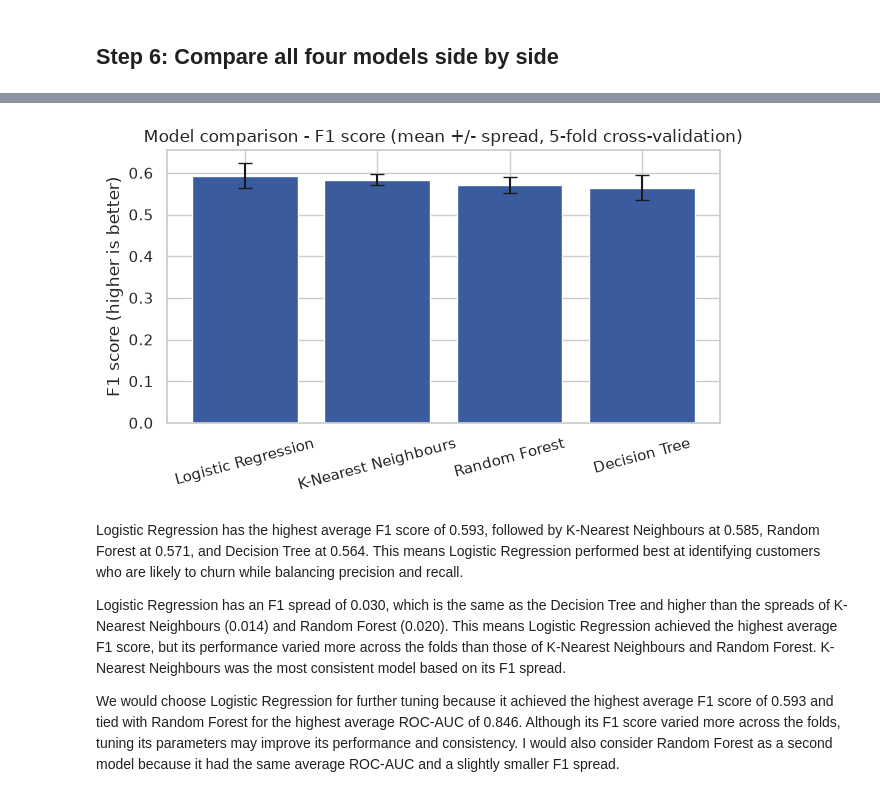
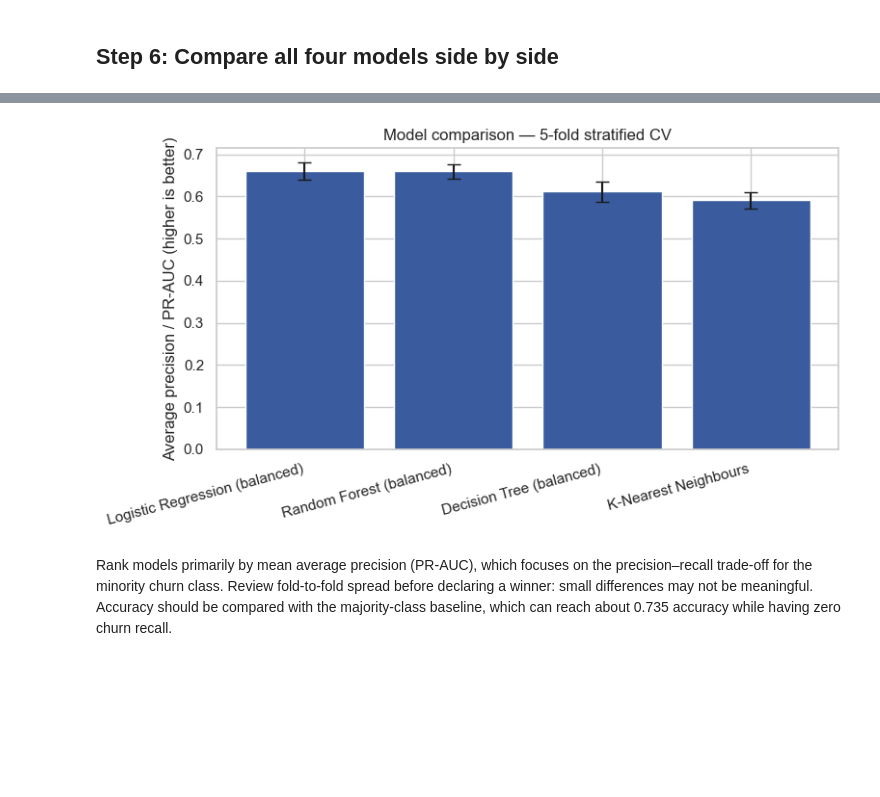
Before and after one commit to umarkhemis/ML_Caption_Project, a Jupyter notebook: notebooks/02_model_comparison.ipynb, the cells around one changed output, grey strips where cells are left out. Drawn from its saved outputs; the diff is of its cells as text; code cells hidden in the pictures; blank space fills up the shorter version.

Commit message:
fixed andn adjusted the models by adding class weighing to the one which support it

```diff
--- a/notebooks/02_model_comparison.ipynb
+++ b/notebooks/02_model_comparison.ipynb
@@ -33,8 +33,7 @@ Pipeline ready (see ../src/setup.py for exactly what it does).
 ## Step 2: Model 1 - Logistic Regression
 # %%
 from sklearn.linear_model import LogisticRegression
-
-log_reg = LogisticRegression(max_iter=1000, random_state=42)
-row_log_reg = evaluate(log_reg, 'Logistic Regression', X_train, y_train, preprocessing, cv)
+log_reg = LogisticRegression(max_iter=2000, class_weight='balanced', random_state=42)
+row_log_reg = evaluate(log_reg, 'Logistic Regression (balanced)', X_train, y_train, preprocessing, cv)
 row_log_reg
 # %% [output]
@@ -49,8 +50,7 @@ row_log_reg
 ## Step 3: Model 2 - Decision Tree
 # %%
 from sklearn.tree import DecisionTreeClassifier
-
-tree = DecisionTreeClassifier(max_depth=6, random_state=42)
-row_tree = evaluate(tree, 'Decision Tree', X_train, y_train, preprocessing, cv)
+tree = DecisionTreeClassifier(max_depth=6, class_weight='balanced', random_state=42)
+row_tree = evaluate(tree, 'Decision Tree (balanced)', X_train, y_train, preprocessing, cv)
 row_tree
 # %% [output]
@@ -81,8 +84,7 @@ row_knn
 ## Step 5: Model 4 - Random Forest
 # %%
 from sklearn.ensemble import RandomForestClassifier
-
-forest = RandomForestClassifier(n_estimators=200, max_depth=8, random_state=42)
-row_forest = evaluate(forest, 'Random Forest', X_train, y_train, preprocessing, cv)
+forest = RandomForestClassifier(n_estimators=200, max_depth=8, class_weight='balanced', random_state=42, n_jobs=-1)
+row_forest = evaluate(forest, 'Random Forest (balanced)', X_train, y_train, preprocessing, cv)
 row_forest
 # %% [output]
@@ -96,8 +100,6 @@ row_forest
 # %% [markdown]
 ## Step 6: Compare all four models side by side
 # %%
-comparison = pd.DataFrame([row_log_reg, row_tree, row_knn, row_forest])
-comparison = comparison.set_index('model')
-comparison = comparison.sort_values('f1 (mean)', ascending=False)
-comparison
+comparison = pd.DataFrame([row_log_reg, row_tree, row_knn, row_forest]).set_index('model')
+comparison.sort_values('PR-AUC (average precision) (mean)', ascending=False)
 # %% [output]
@@ -110,23 +112,15 @@ comparison
 # %%
-plt.figure(figsize=(6.5, 4))
-plt.bar(
-    comparison.index,
-    comparison['f1 (mean)'],
-    yerr=comparison['f1 (spread)'],
-    capsize=5,
-    color='#3a5c9e',
-)
-plt.ylabel('F1 score (higher is better)')
-plt.title('Model comparison - F1 score (mean +/- spread, 5-fold cross-validation)')
-plt.xticks(rotation=15)
+plt.figure(figsize=(8, 4.5))
+ordered = comparison.sort_values('PR-AUC (average precision) (mean)', ascending=False)
+plt.bar(ordered.index, ordered['PR-AUC (average precision) (mean)'],
+        yerr=ordered['PR-AUC (average precision) (spread)'], capsize=5, color='#3a5c9e')
+plt.ylabel('Average precision / PR-AUC (higher is better)')
+plt.title('Model comparison — 5-fold stratified CV')
+plt.xticks(rotation=15, ha='right')
 plt.tight_layout()
-plt.savefig('../figures/model_comparison_f1.png', dpi=150)
+plt.savefig('../figures/model_comparison_pr_auc.png', dpi=150)
 plt.show()
 # %% [output]
-[figure, old version]
+[figure, new version]
 # %% [markdown]
-Logistic Regression has the highest average F1 score of 0.593, followed by K-Nearest Neighbours at 0.585, Random Forest at 0.571, and Decision Tree at 0.564. This means Logistic Regression performed best at identifying customers who are likely to churn while balancing precision and recall.
-
-Logistic Regression has an F1 spread of 0.030, which is the same as the Decision Tree and higher than the spreads of K-Nearest Neighbours (0.014) and Random Forest (0.020). This means Logistic Regression achieved the highest average F1 score, but its performance varied more across the folds than those of K-Nearest Neighbours and Random Forest. K-Nearest Neighbours was the most consistent model based on its F1 spread.
-
-We would choose Logistic Regression for further tuning because it achieved the highest average F1 score of 0.593 and tied with Random Forest for the highest average ROC-AUC of 0.846. Although its F1 score varied more across the folds, tuning its parameters may improve its performance and consistency. I would also consider Random Forest as a second model because it had the same average ROC-AUC and a slightly smaller F1 spread.
+Rank models primarily by mean average precision (PR-AUC), which focuses on the precision–recall trade-off for the minority churn class. Review fold-to-fold spread before declaring a winner: small differences may not be meaningful. Accuracy should be compared with the majority-class baseline, which can reach about 0.735 accuracy while having zero churn recall.
```
Also changed, not shown: parts of 7 cells of this notebook.
